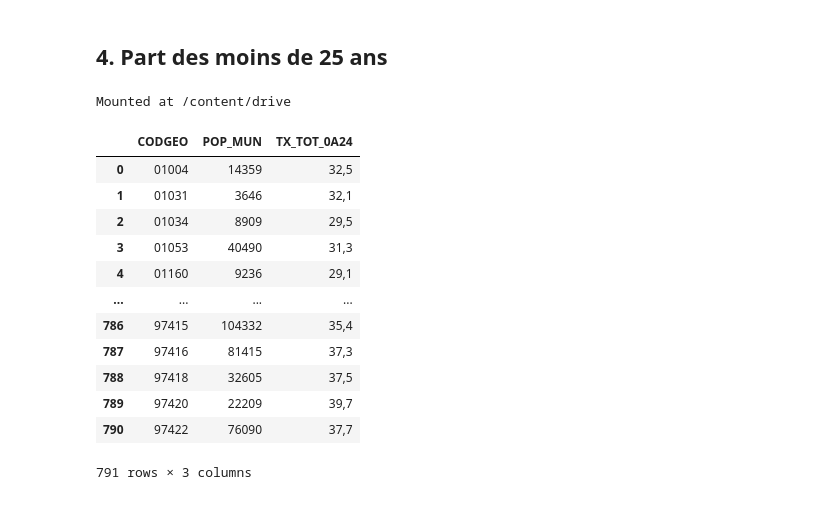
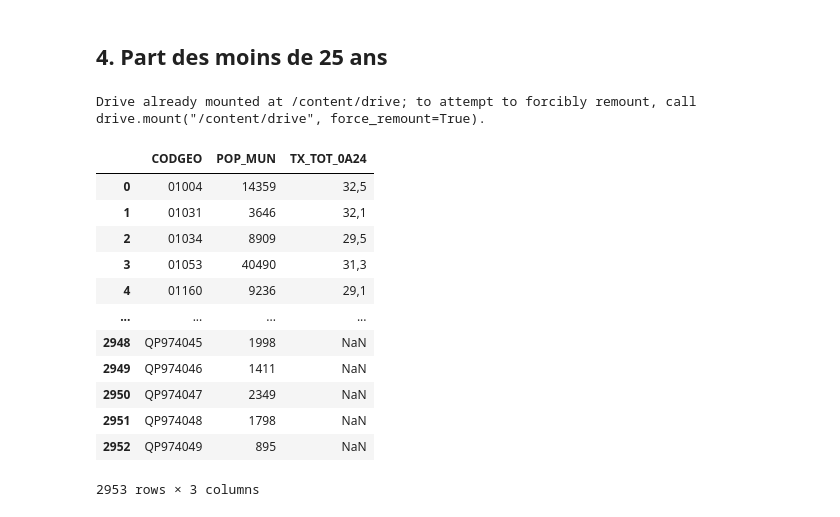
Before and after one commit to dataforgoodfr/batch8_mednum, a Jupyter notebook: notebooks/acces_information.ipynb, the cells around one changed output. Saved outputs shown, nothing was run; the diff lists cells and outputs as text; code cells hidden in the pictures.

```diff
--- a/notebooks/acces_information.ipynb
+++ b/notebooks/acces_information.ipynb
@@ -299,23 +362,30 @@ commune
 ## 4. Part des moins de 25 ans
 # %%
 from google.colab import drive
-drive.mount("/content/drive", force_remount=True)
+drive.mount("/content/drive")
 # %% [output]
-Mounted at /content/drive
+Drive already mounted at /content/drive; to attempt to forcibly remount, call drive.mount("/content/drive", force_remount=True).
-# %%
-demo = pd.read_csv('/content/drive/My Drive/Colab Notebooks/data_DEMO_2020_V1_COM.csv', sep=';')
-demo[['CODGEO', 'POP_MUN', 'TX_TOT_0A24']]
-# %% [output]
-|  | CODGEO | POP_MUN | TX_TOT_0A24 |
-| 0 | 01004 | 14359 | 32,5 |
-| 1 | 01031 | 3646 | 32,1 |
-| 2 | 01034 | 8909 | 29,5 |
-| 3 | 01053 | 40490 | 31,3 |
-| 4 | 01160 | 9236 | 29,1 |
-| ... | ... | ... | ... |
-| 786 | 97415 | 104332 | 35,4 |
-| 787 | 97416 | 81415 | 37,3 |
-| 788 | 97418 | 32605 | 37,5 |
-| 789 | 97420 | 22209 | 39,7 |
-| 790 | 97422 | 76090 | 37,7 |
-791 rows × 3 columns
+# %%
+demo1 = pd.read_csv('/content/drive/My Drive/Colab Notebooks/data_DEMO_2020_V1_COM.csv', sep=';')
+demo2 = pd.read_csv('/content/drive/My Drive/Colab Notebooks/data_DEMO_2020_V1_ENSQP.csv', sep=';')
+demo3 = pd.read_csv('/content/drive/My Drive/Colab Notebooks/data_DEMO_2020_V1_EPCI15.csv', sep=';')
+demo4 = pd.read_csv('/content/drive/My Drive/Colab Notebooks/data_DEMO_2020_V1_EPCI19.csv', sep=';')
+demo5 = pd.read_csv('/content/drive/My Drive/Colab Notebooks/data_DEMO_2020_V1_QP.csv', sep=';')
+
+demo = pd.concat([demo1,demo2,demo3,demo4,demo5], axis=0).reset_index()
+demo = demo[['CODGEO', 'POP_MUN', 'TX_TOT_0A24']]
+demo
+# %% [output]
+|  | CODGEO | POP_MUN | TX_TOT_0A24 |
+| 0 | 01004 | 14359 | 32,5 |
+| 1 | 01031 | 3646 | 32,1 |
+| 2 | 01034 | 8909 | 29,5 |
+| 3 | 01053 | 40490 | 31,3 |
+| 4 | 01160 | 9236 | 29,1 |
+| ... | ... | ... | ... |
+| 2948 | QP974045 | 1998 | NaN |
+| 2949 | QP974046 | 1411 | NaN |
+| 2950 | QP974047 | 2349 | NaN |
+| 2951 | QP974048 | 1798 | NaN |
+| 2952 | QP974049 | 895 | NaN |
+2953 rows × 3 columns
```
Also changed, not shown: parts of 23 cells of this notebook.
